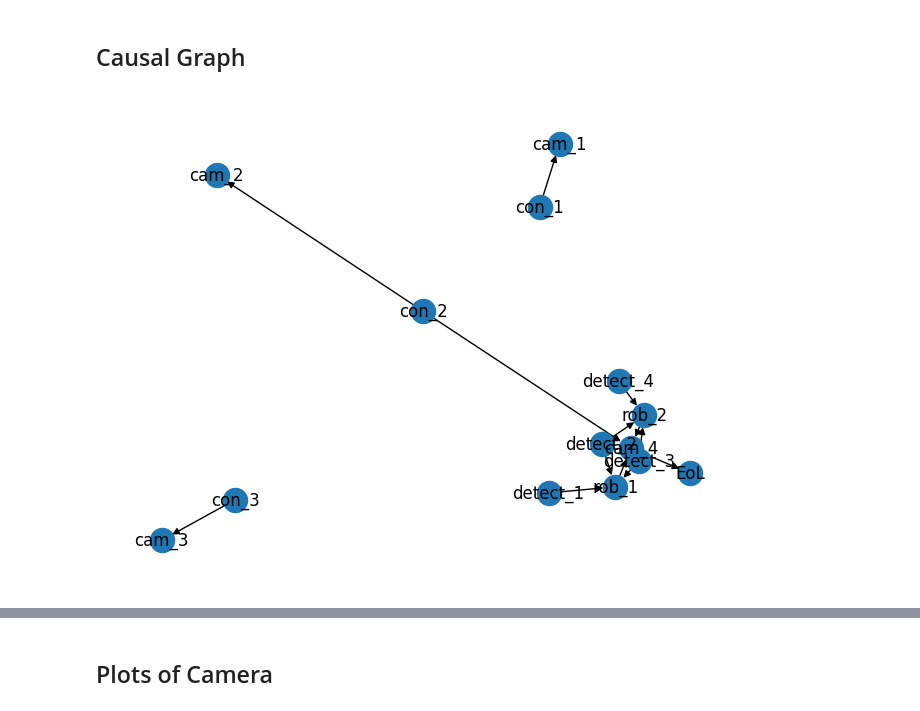
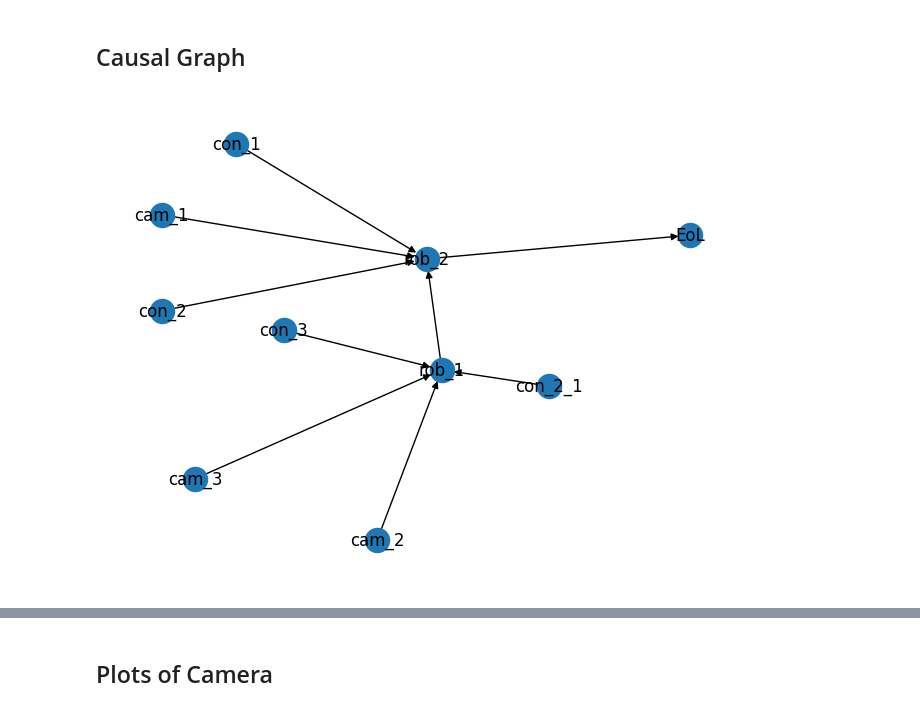
Before and after one commit to brjo0501/Master-Thesis_Code, a Jupyter notebook: Pick_and_Place_v2.ipynb, the cells around one changed output, grey strips where cells are left out. Cells and saved outputs as stored; diff of their text form; code cells hidden in the pictures.

Commit message:
new version, causal graph

```diff
--- a/Pick_and_Place_v2.ipynb
+++ b/Pick_and_Place_v2.ipynb
@@ -101,52 +165,42 @@ detection_1_df.replace(np.nan,0,inplace=True)
 # %%
 G = nx.DiGraph()
 
 # Sensor - grouped
 G.add_node("cam_1")
 G.add_node("cam_2")
 G.add_node("cam_3")
-G.add_node("cam_4")
+#G.add_node("cam_4")
+
 
 G.add_node("con_1")
 G.add_node("con_2")
 G.add_node("con_3")
+
 G.add_node("rob_1")
 G.add_node("rob_2")
 
-G.add_node("detect_1")
-G.add_node("detect_2")
-G.add_node("detect_3")
-G.add_node("detect_4")
 
 G.add_node("EoL")
 
-#G.add_edge("A", "B")
-G.add_edge("cam_4", "EoL")
-
-
-
-
 # Conveyor affect camera
-G.add_edge("con_1", "cam_1")
-G.add_edge("con_2", "cam_2")
-G.add_edge("con_2", "cam_4")
-G.add_edge("con_3", "cam_3")
 
 # Robot
-G.add_edge("rob_1", "cam_4")
-G.add_edge("rob_2", "cam_4")
+G.add_edge("rob_2", "EoL")
+G.add_edge("rob_1", "rob_2")
 
 # Detection or Robot
-G.add_edge("detect_1", "rob_1")
-G.add_edge("detect_2", "rob_1")
-G.add_edge("detect_3", "rob_1")
-G.add_edge("detect_2", "rob_2")
-G.add_edge("detect_3", "rob_2")
-G.add_edge("detect_4", "rob_2")
+G.add_edge("cam_2", "rob_1")
+G.add_edge("cam_3", "rob_1")
+#G.add_edge("cam_4", "rob_2")
+G.add_edge("cam_1", "rob_2")
 
+G.add_edge("con_1", "rob_2")
+G.add_edge("con_2", "rob_2")
+G.add_edge("con_3", "rob_1")
+G.add_edge("con_2_1", "rob_1")
 
 # Draw the graph
 nx.draw(G, with_labels=True)
 plt.show()
 # %% [output]
-[figure, old version]
+[figure, new version]
```
Also changed, not shown: parts of 18 cells of this notebook, 7 other files.
